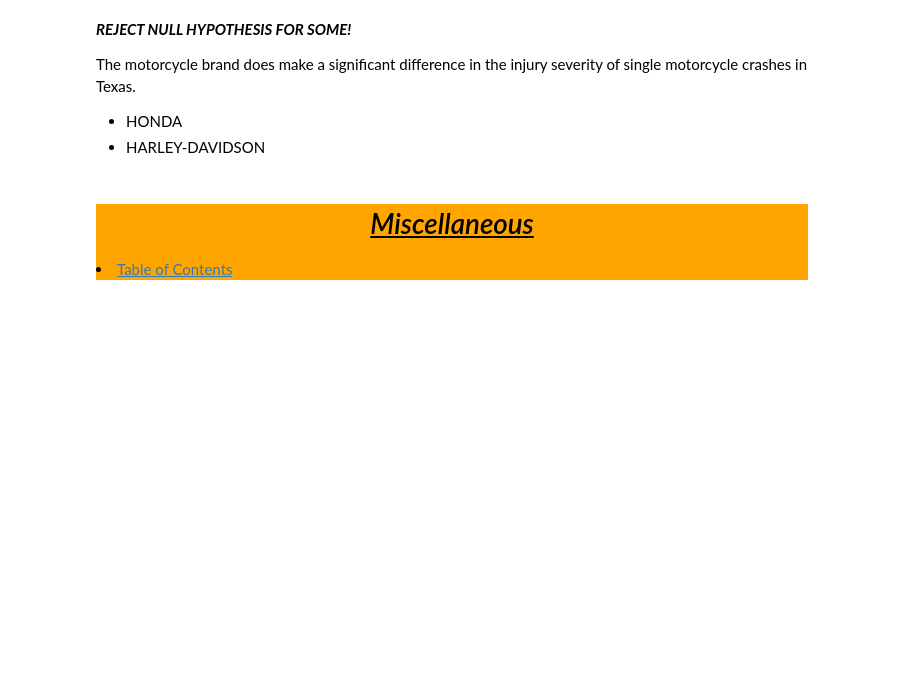
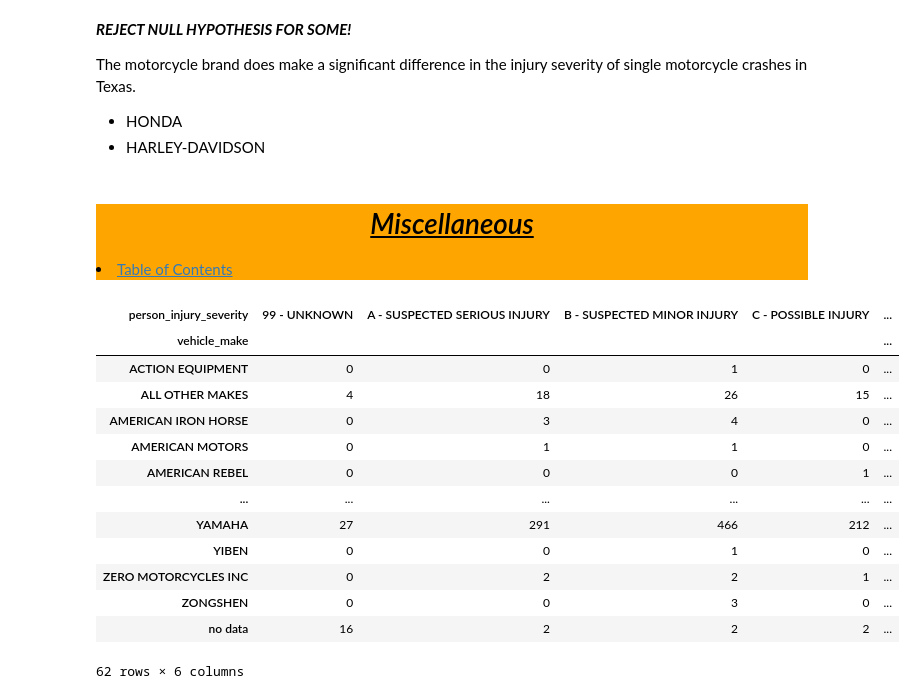
Before and after one commit to tex-wrex/tex-wrex, a Jupyter notebook: Jared/explore_vehicles.ipynb, the cells around one changed output. Saved outputs shown, nothing was run; the diff lists cells and outputs as text; code cells hidden in the pictures; blank space fills up the shorter version.

```diff
--- a/Jared/explore_vehicles.ipynb
+++ b/Jared/explore_vehicles.ipynb
@@ -235,3 +235,20 @@ The motorcycle brand does make a significant difference in the injury severity o
     <li><a href='#TableOfContents'>Table of Contents</a>
     </li>
 </div>
+# %%
+pd.crosstab(train.vehicle_make, train.person_injury_severity)
+# %% [output]
+| person_injury_severity | 99 - UNKNOWN | A - SUSPECTED SERIOUS INJURY | B - SUSPECTED MINOR INJURY | C - POSSIBLE INJURY | ... |
+| vehicle_make |  |  |  |  | ... |
+| ACTION EQUIPMENT | 0 | 0 | 1 | 0 | ... |
+| ALL OTHER MAKES | 4 | 18 | 26 | 15 | ... |
+| AMERICAN IRON HORSE | 0 | 3 | 4 | 0 | ... |
+| AMERICAN MOTORS | 0 | 1 | 1 | 0 | ... |
+| AMERICAN REBEL | 0 | 0 | 0 | 1 | ... |
+| ... | ... | ... | ... | ... | ... |
+| YAMAHA | 27 | 291 | 466 | 212 | ... |
+| YIBEN | 0 | 0 | 1 | 0 | ... |
+| ZERO MOTORCYCLES INC | 0 | 2 | 2 | 1 | ... |
+| ZONGSHEN | 0 | 0 | 3 | 0 | ... |
+| no data | 16 | 2 | 2 | 2 | ... |
+62 rows × 6 columns
```
Also changed, not shown: parts of 5 cells of this notebook.
